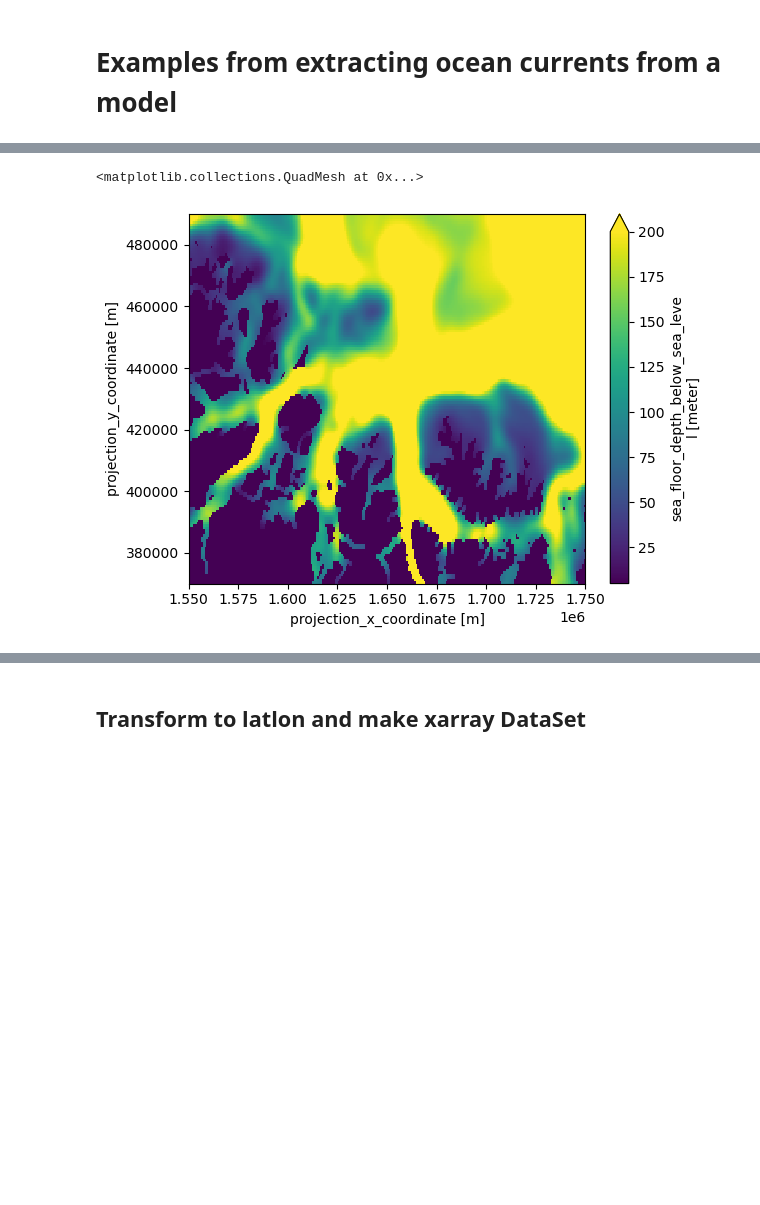
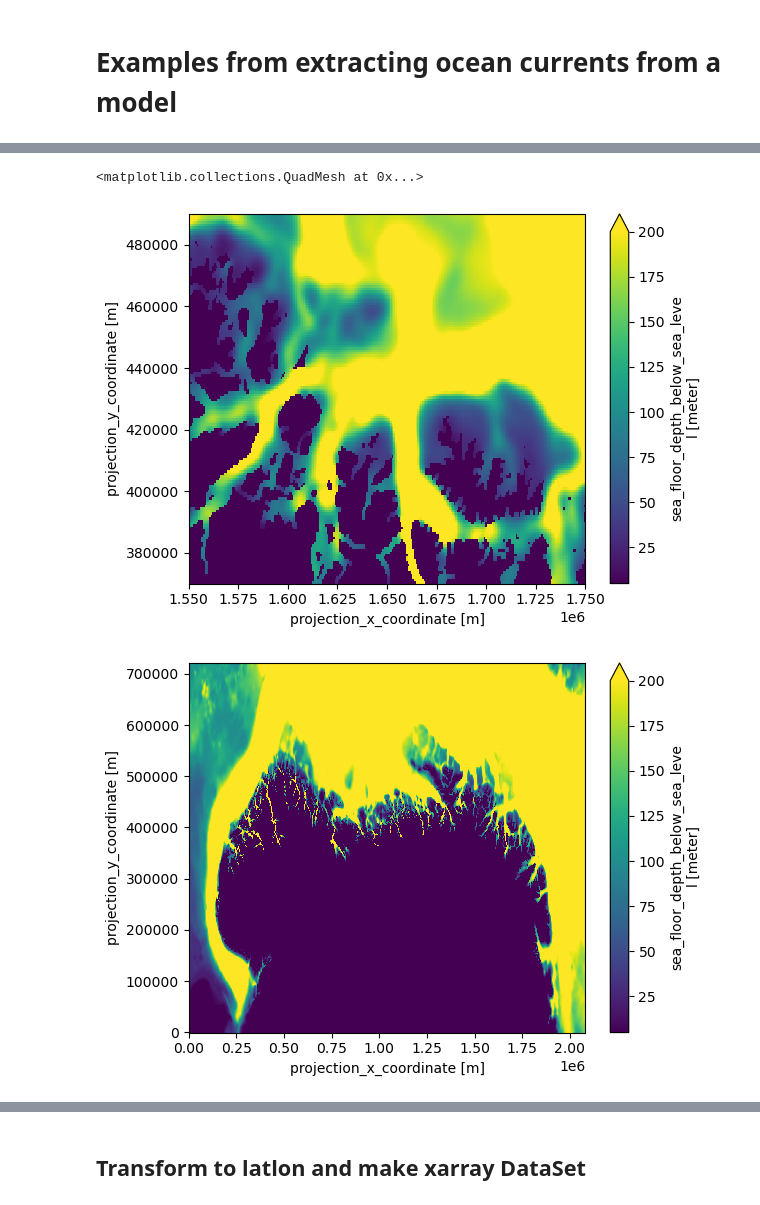
Before and after one commit to Witeend/ocean_wave_tracing, a Jupyter notebook: notebooks/ocean_model_example.ipynb, the cells around one changed output, grey strips where cells are left out. Cells and saved outputs as stored; diff of their text form; code cells hidden in the pictures; blank space fills up the shorter version.

```diff
--- a/notebooks/ocean_model_example.ipynb
+++ b/notebooks/ocean_model_example.ipynb
@@ -27,14 +48,17 @@ da = xa.open_dataset(fname)
 # %%
 # Subset the dataset
 t0, t1 = "2019-01-24T09", "2019-01-24T12"
 step = 1
 X0, XN = 1.55e6, 1.75e6
 Y0, YN = 3.7e5 , 4.9e5
 ocn_subset=da.loc[dict(time=slice(np.datetime64(t0),np.datetime64(t1)),
-                X=slice(X0,XN,step),Y=slice(Y0,YN))]
-                    #X=slice(1.45e6,1.6e6,step),Y=slice(4.3e5,6e5,step))]
+                X=slice(X0,XN,step),Y=slice(Y0,YN,step))]
+                    # X=slice(1.45e6,1.6e6,step),Y=slice(4.3e5,6e5,step))]
 ocn_subset.h.plot.pcolormesh(vmax=200)
+plt.figure()
+da.h.plot.pcolormesh(vmax=200)
 # %% [output]
 <matplotlib.collections.QuadMesh at 0x...>
 [figure]
+[figure, added]
 # %%
```
Also changed, not shown: parts of 7 cells of this notebook, 5 other files.
